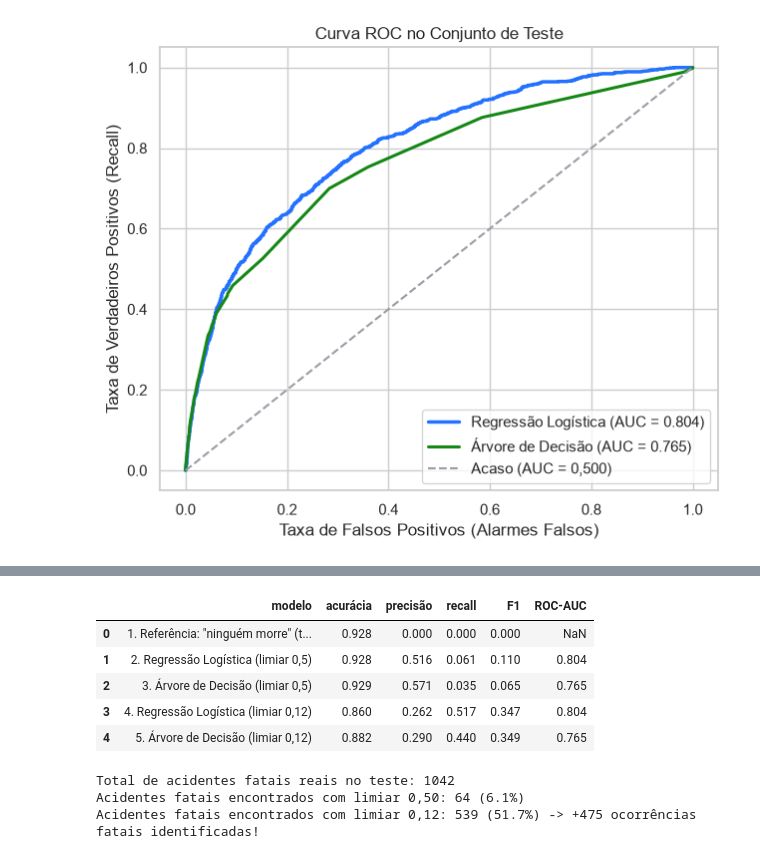
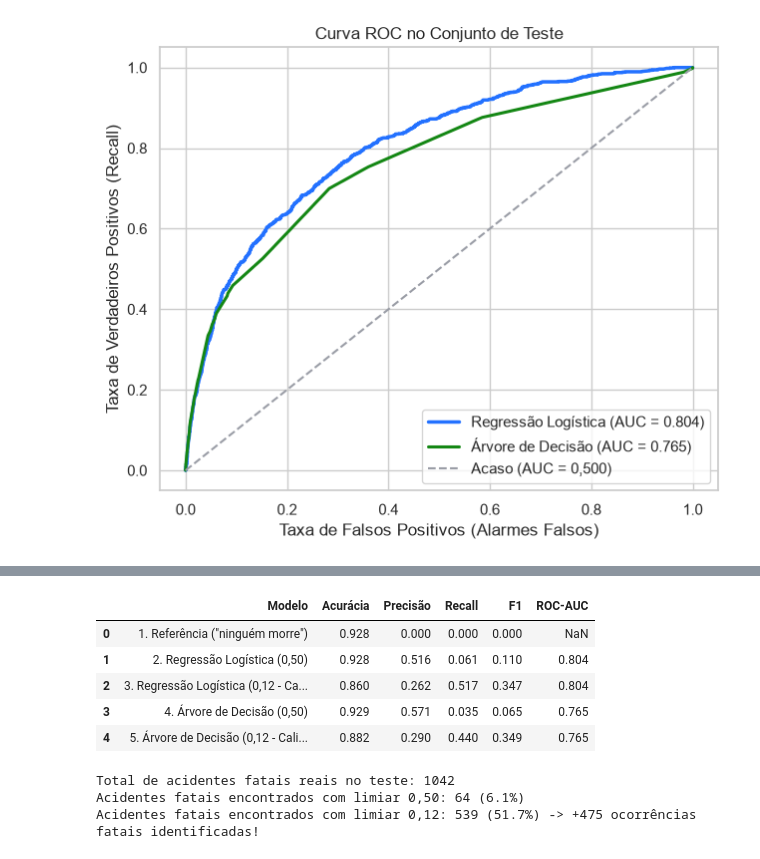
Before and after one commit to amalicef-sys/Projeto-Caixaverso-2026, a Jupyter notebook: projeto_machine_learning.ipynb, the cells around one changed output, grey strips where cells are left out. Cells and saved outputs as stored; diff of their text form; code cells hidden in the pictures.

```diff
--- a/projeto_machine_learning.ipynb
+++ b/projeto_machine_learning.ipynb
@@ -359,19 +367,65 @@ plt.show()
-# %%
-# Avaliação dos modelos com o limiar calibrado (0,12)
-LIMIAR = 0.12
-prev_log_12 = (prob_log >= LIMIAR).astype(int)
-prev_arvore_12 = (prob_arvore >= LIMIAR).astype(int)
-
-avaliar('4. Regressão Logística (limiar 0,12)', y_teste, prev_log_12, prob_log)
-tabela_final = avaliar('5. Árvore de Decisão (limiar 0,12)', y_teste, prev_arvore_12, prob_arvore)
-tabela_final
-# %% [output]
-|  | modelo | acurácia | precisão | recall | F1 | ROC-AUC |
-| 0 | 1. Referência: "ninguém morre" (t... | 0.928 | 0.000 | 0.000 | 0.000 | NaN |
-| 1 | 2. Regressão Logística (limiar 0,5) | 0.928 | 0.516 | 0.061 | 0.110 | 0.804 |
-| 2 | 3. Árvore de Decisão (limiar 0,5) | 0.929 | 0.571 | 0.035 | 0.065 | 0.765 |
-| 3 | 4. Regressão Logística (limiar 0,12) | 0.860 | 0.262 | 0.517 | 0.347 | 0.804 |
-| 4 | 5. Árvore de Decisão (limiar 0,12) | 0.882 | 0.290 | 0.440 | 0.349 | 0.765 |
+# %%
+# 1. Definindo o novo limiar de corte calibrado (12% em vez de 50%)
+LIMIAR = 0.12
+
+# 2. Gerando as previsões com o corte de 12%
+prev_log_12 = (prob_log >= LIMIAR).astype(int)
+prev_arvore_12 = (prob_arvore >= LIMIAR).astype(int)
+
+# 3. Tabela Comparativa Final: padrão (0,50) vs calibrado (0,12)
+tabela_final = pd.DataFrame({
+    'Modelo': [
+        '1. Referência ("ninguém morre")',
+        '2. Regressão Logística (0,50)',
+        '3. Regressão Logística (0,12 - Calibrado)',
+        '4. Árvore de Decisão (0,50)',
+        '5. Árvore de Decisão (0,12 - Calibrado)'
+    ],
+    'Acurácia': [
+        accuracy_score(y_teste, prev_referencia),
+        accuracy_score(y_teste, prev_log_05),
+        accuracy_score(y_teste, prev_log_12),
+        accuracy_score(y_teste, prev_arvore_05),
+        accuracy_score(y_teste, prev_arvore_12)
+    ],
+    'Precisão': [
+        precision_score(y_teste, prev_referencia, zero_division=0),
+        precision_score(y_teste, prev_log_05, zero_division=0),
+        precision_score(y_teste, prev_log_12, zero_division=0),
+        precision_score(y_teste, prev_arvore_05, zero_division=0),
+        precision_score(y_teste, prev_arvore_12, zero_division=0)
+    ],
+    'Recall': [
+        recall_score(y_teste, prev_referencia),
+        recall_score(y_teste, prev_log_05),
+        recall_score(y_teste, prev_log_12),
+        recall_score(y_teste, prev_arvore_05),
+        recall_score(y_teste, prev_arvore_12)
+    ],
+    'F1': [
+        f1_score(y_teste, prev_referencia),
+        f1_score(y_teste, prev_log_05),
+        f1_score(y_teste, prev_log_12),
+        f1_score(y_teste, prev_arvore_05),
+        f1_score(y_teste, prev_arvore_12)
+    ],
+    'ROC-AUC': [
+        np.nan,
+        roc_auc_score(y_teste, prob_log),
+        roc_auc_score(y_teste, prob_log),
+        roc_auc_score(y_teste, prob_arvore),
+        roc_auc_score(y_teste, prob_arvore)
+    ]
+}).round(3)
+
+tabela_final
+# %% [output]
+|  | Modelo | Acurácia | Precisão | Recall | F1 | ROC-AUC |
+| 0 | 1. Referência ("ninguém morre") | 0.928 | 0.000 | 0.000 | 0.000 | NaN |
+| 1 | 2. Regressão Logística (0,50) | 0.928 | 0.516 | 0.061 | 0.110 | 0.804 |
+| 2 | 3. Regressão Logística (0,12 - Ca... | 0.860 | 0.262 | 0.517 | 0.347 | 0.804 |
+| 3 | 4. Árvore de Decisão (0,50) | 0.929 | 0.571 | 0.035 | 0.065 | 0.765 |
+| 4 | 5. Árvore de Decisão (0,12 - Cali... | 0.882 | 0.290 | 0.440 | 0.349 | 0.765 |
 # %%
 # Matriz de Confusão da Regressão Logística: Limiar 0,50 vs Limiar 0,12
 fig, eixos = plt.subplots(1, 2, figsize=(11, 4.5))
```
Also changed, not shown: parts of 9 cells of this notebook, 1 other file.
